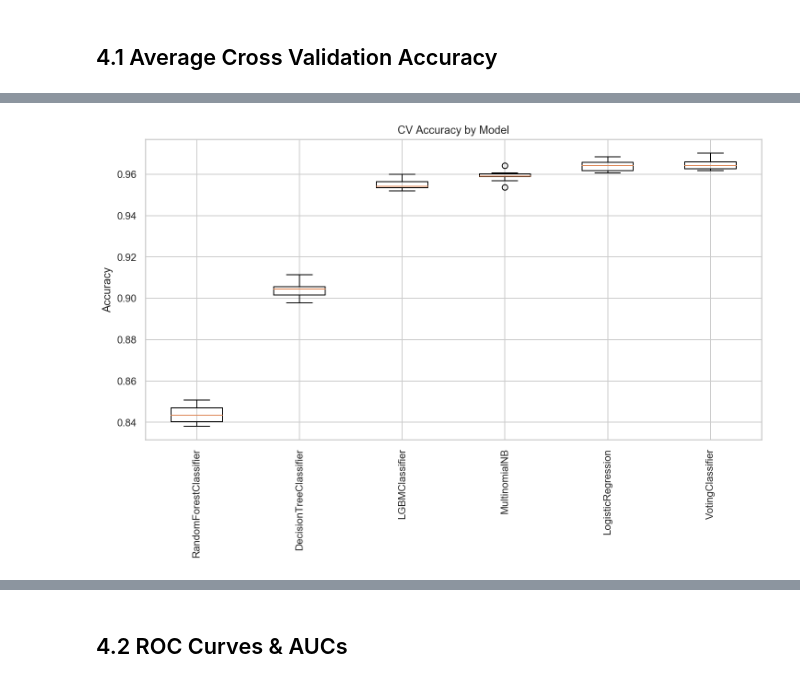
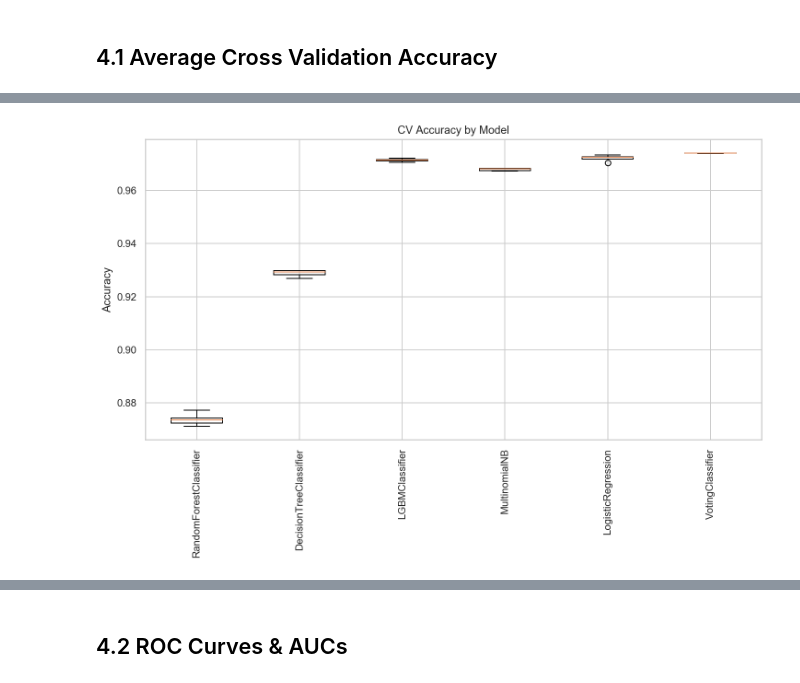
Before and after one commit to jp-hong/phish_classifier, a Jupyter notebook: classifier/02_Modeling.ipynb, the cells around one changed output, grey strips where cells are left out. Cells and saved outputs as stored; diff of their text form; code cells hidden in the pictures.

```diff
--- a/classifier/02_Modeling.ipynb
+++ b/classifier/02_Modeling.ipynb
@@ -318,11 +319,22 @@ VotingClassifier: 0.9647
 # %%
-data = [
-    scores_dict["RandomForestClassifier"],
-    scores_dict["DecisionTreeClassifier"],
-    scores_dict["LGBMClassifier"],
-    scores_dict["MultinomialNB"],
-    scores_dict["LogisticRegression"],
-    scores_dict["VotingClassifier"],
+# boxplot data
+
+acc_data = [
+    scores_dict["RandomForestClassifier"]["test_accuracy"],
+    scores_dict["DecisionTreeClassifier"]["test_accuracy"],
+    scores_dict["LGBMClassifier"]["test_accuracy"],
+    scores_dict["MultinomialNB"]["test_accuracy"],
+    scores_dict["LogisticRegression"]["test_accuracy"],
+    scores_dict["VotingClassifier"]["test_accuracy"],
+]
+
+rec_data = [
+    scores_dict["RandomForestClassifier"]["test_recall"],
+    scores_dict["DecisionTreeClassifier"]["test_recall"],
+    scores_dict["LGBMClassifier"]["test_recall"],
+    scores_dict["MultinomialNB"]["test_recall"],
+    scores_dict["LogisticRegression"]["test_recall"],
+    scores_dict["VotingClassifier"]["test_recall"],
 ]
 
 labels = [
@@ -335,10 +347,10 @@ labels = [
 ]
 # %%
 plt.figure(figsize=(12, 6))
-plt.boxplot(data)
+plt.boxplot(acc_data)
 plt.xticks(ticks=range(1, 7), labels=labels, rotation=90)
 plt.title("CV Accuracy by Model")
 plt.ylabel("Accuracy")
 plt.show()
 # %% [output]
-[figure, old version]
+[figure, new version]
```
Also changed, not shown: parts of 28 cells of this notebook.
